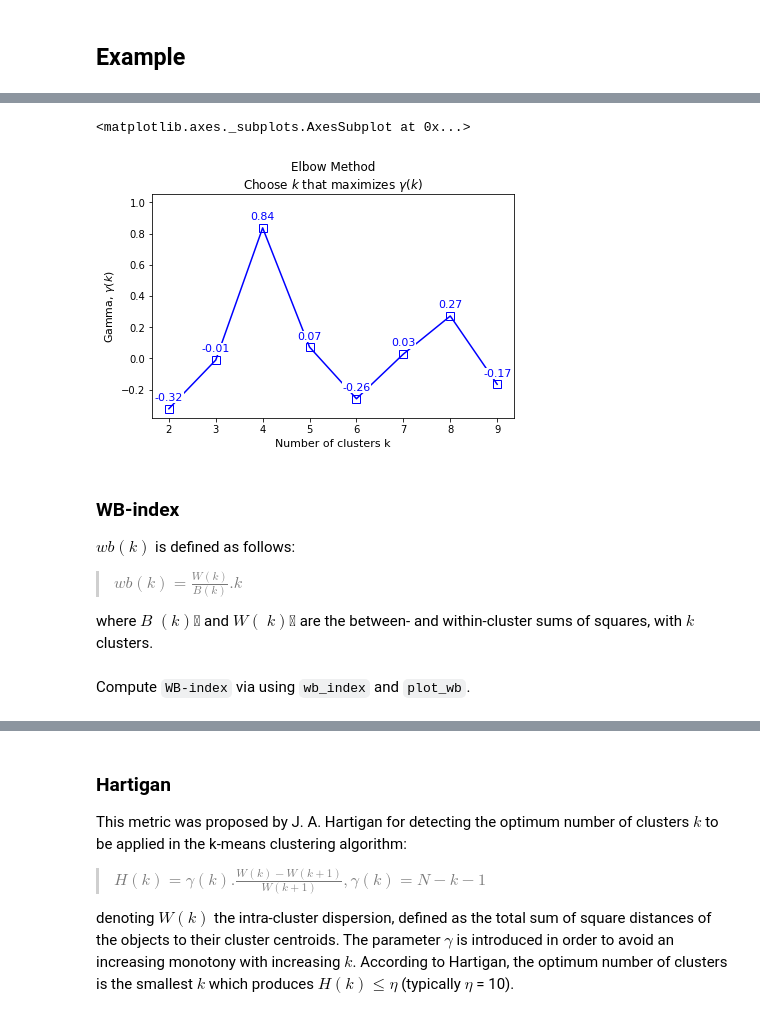
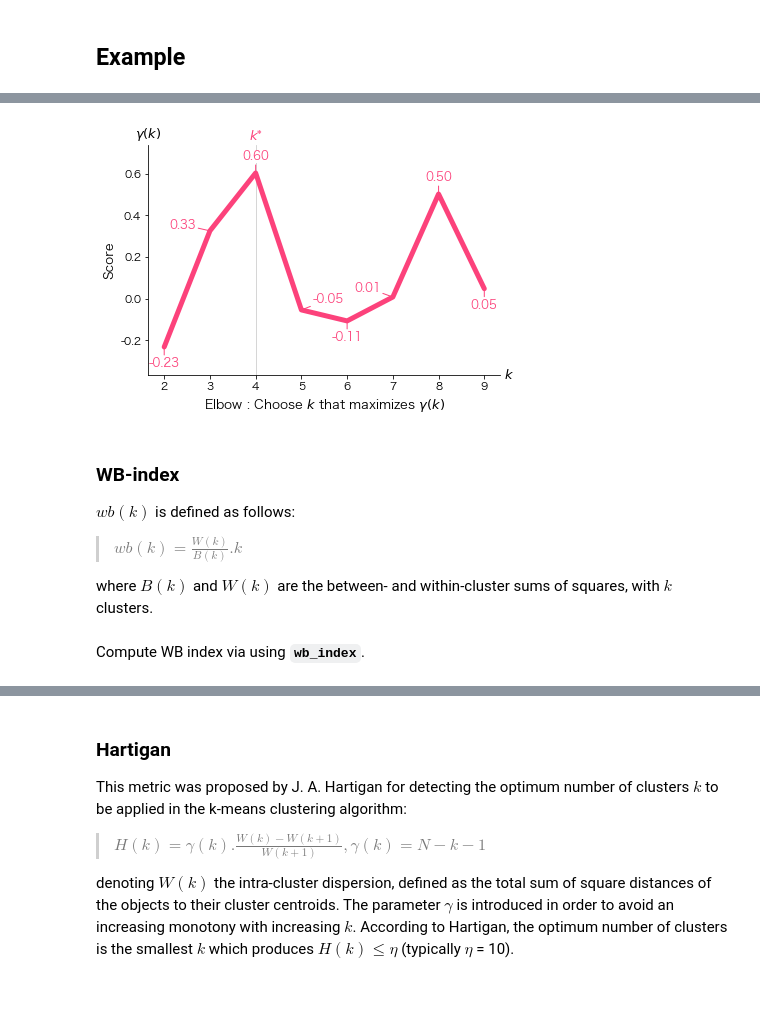
Before and after one commit to Nak007/cluster-validity, a Jupyter notebook: cluster_validity_colab.ipynb, the cells around one changed output, grey strips where cells are left out. Saved outputs shown, nothing was run; the diff lists cells and outputs as text; code cells hidden in the pictures.

```diff
--- a/cluster_validity_colab.ipynb
+++ b/cluster_validity_colab.ipynb
@@ -41,5 +62,7 @@ plt.show()
 # %%
-labels = np.hstack([KMeans(n_clusters=n, random_state=99).fit_predict(X).reshape(-1,1) for n in range(1,11)])
+labels = np.hstack([KMeans(n_clusters=c, random_state=0)
+                    .fit_predict(X).reshape(-1,1)
+                    for c in range(1,11)])
 # %% [markdown]
 ### Elbow method
 
@@ -51,10 +74,9 @@ Compute `Elbow` via using `elbow_index` function.
 # %%
 elbow_score = elbow_index(X, labels)
-# %%
-plot_elbow(elbow_score)
-# %% [output]
-<matplotlib.axes._subplots.AxesSubplot at 0x...>
-[figure, removed]
+# %%
+ax = plot_elbow_base(elbow_score)
+# %% [output]
+[figure, added]
 # %% [markdown]
 ### WB-index
 
@@ -62,8 +84,8 @@ $wb(k)$ is defined as follows:
 
 > $wb(k) = \frac{W(k)}{B(k)}.k$
 
-where $B􏰍(k)$􏰎 and $W(􏰍k)$􏰎 are the between- and within-cluster sums of squares, with $k$ clusters.
+where $B(k)$ and $W(k)$ are the between- and within-cluster sums of squares, with $k$ clusters.
 # %% [markdown]
-Compute `WB-index` via using `wb_index` and `plot_wb`.
+Compute WB index via using **`wb_index`**.
 # %%
 wb_score = wb_index(X, labels)
```
Also changed, not shown: parts of 45 cells of this notebook, 1 other file.
